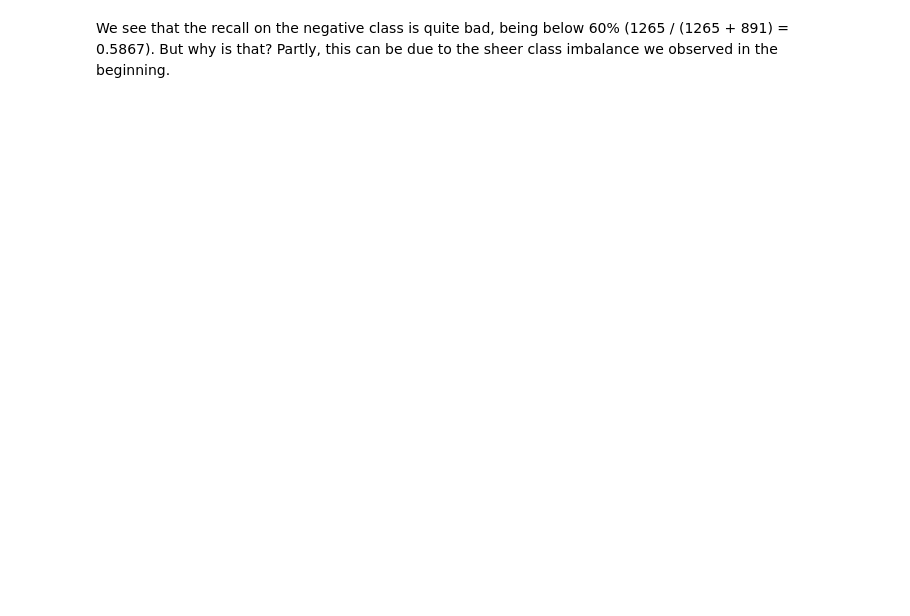
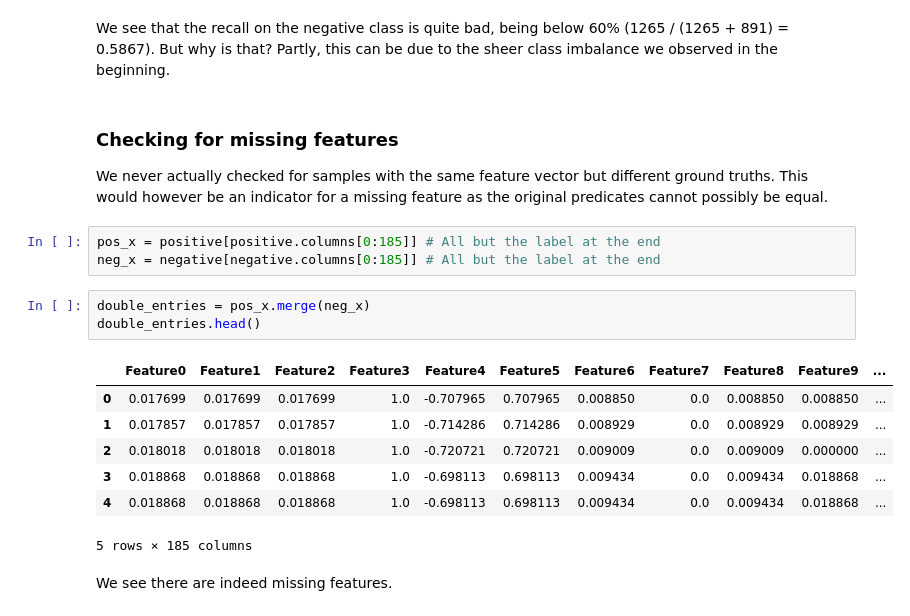
Before and after one commit to hossain-sanowar/prob-backend-analysis, a Jupyter notebook: analysis-prob.ipynb, the cells around one changed output. Drawn from its saved outputs; the diff is of its cells as text; blank space fills up the shorter version.

```diff
--- a/analysis-prob.ipynb
+++ b/analysis-prob.ipynb
@@ -195,3 +195,23 @@ False negatives 906
 # %% [markdown]
 We see that the recall on the negative class is quite bad, being below 60% (1265 / (1265 + 891) = 0.5867). But why is that?
 Partly, this can be due to the sheer class imbalance we observed in the beginning.
+# %% [markdown]
+### Checking for missing features
+
+We never actually checked for samples with the same feature vector but different ground truths. This would however be an indicator for a missing feature as the original predicates cannot possibly be equal.
+# %%
+pos_x = positive[positive.columns[0:185]] # All but the label at the end
+neg_x = negative[negative.columns[0:185]] # All but the label at the end
+# %%
+double_entries = pos_x.merge(neg_x)
+double_entries.head()
+# %% [output]
+|  | Feature0 | Feature1 | Feature2 | Feature3 | Feature4 | Feature5 | Feature6 | Feature7 | Feature8 | Feature9 | ... |
+| 0 | 0.017699 | 0.017699 | 0.017699 | 1.0 | -0.707965 | 0.707965 | 0.008850 | 0.0 | 0.008850 | 0.008850 | ... |
+| 1 | 0.017857 | 0.017857 | 0.017857 | 1.0 | -0.714286 | 0.714286 | 0.008929 | 0.0 | 0.008929 | 0.008929 | ... |
+| 2 | 0.018018 | 0.018018 | 0.018018 | 1.0 | -0.720721 | 0.720721 | 0.009009 | 0.0 | 0.009009 | 0.000000 | ... |
+| 3 | 0.018868 | 0.018868 | 0.018868 | 1.0 | -0.698113 | 0.698113 | 0.009434 | 0.0 | 0.009434 | 0.018868 | ... |
+| 4 | 0.018868 | 0.018868 | 0.018868 | 1.0 | -0.698113 | 0.698113 | 0.009434 | 0.0 | 0.009434 | 0.018868 | ... |
+5 rows × 185 columns
+# %% [markdown]
+We see there are indeed missing features.
```
Also changed, not shown: parts of 17 cells of this notebook.
